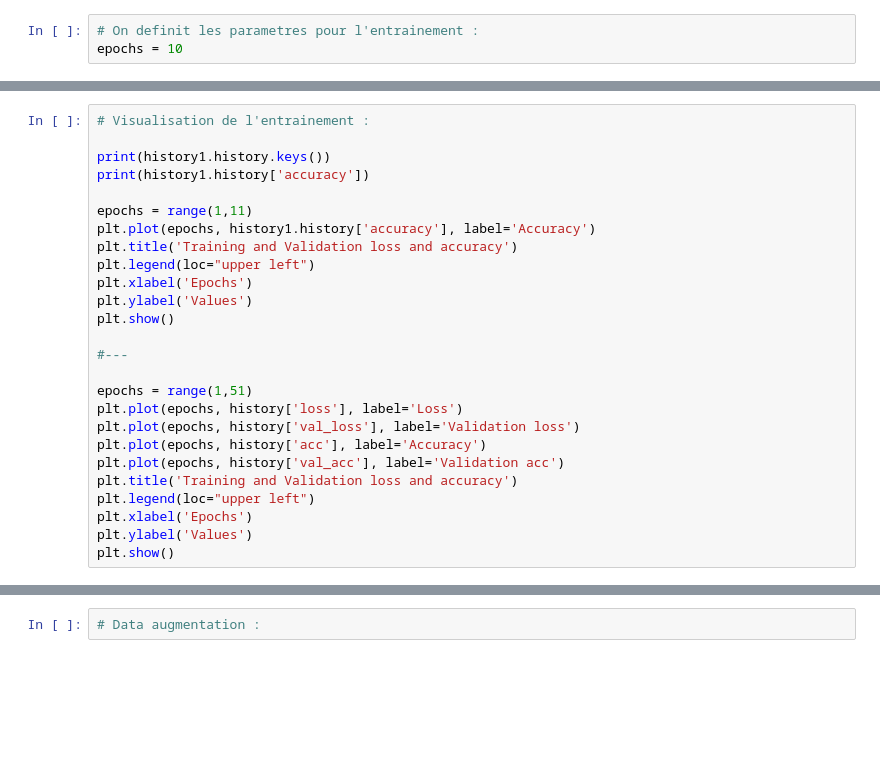
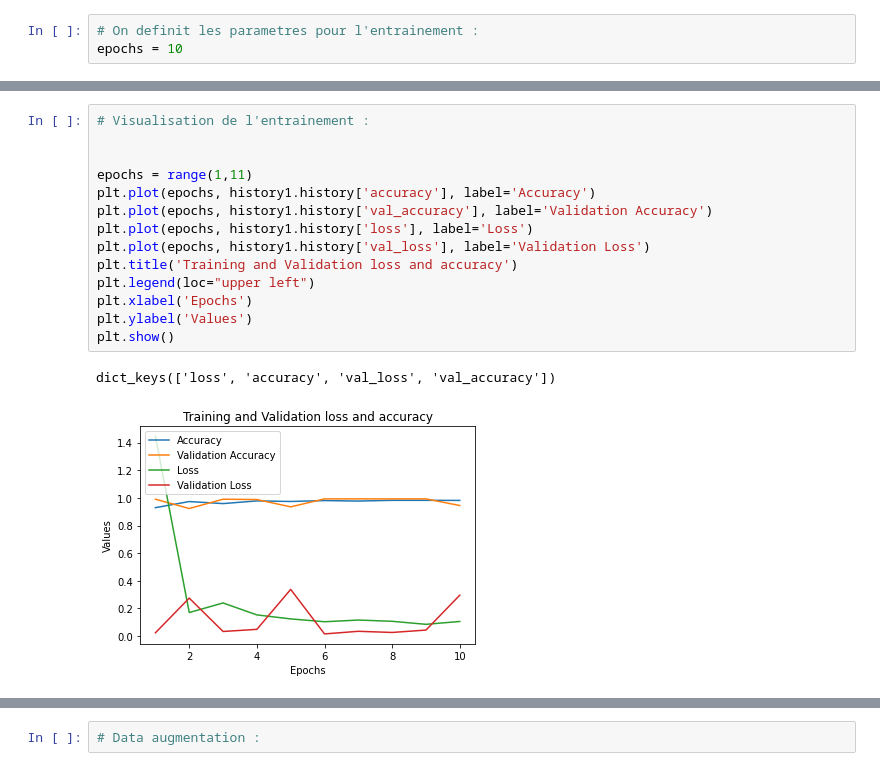
Before and after one commit to C19-Analyser/COVID_NORMAL_modelNotebook, a Jupyter notebook: model_DENSE121_featuresExtract_COVID_NORMAL.ipynb, the cells around one changed output, grey strips where cells are left out. Cells and saved outputs as stored; diff of their text form; blank space fills up the shorter version.

Commit message:
Visualisation working

```diff
--- a/model_DENSE121_featuresExtract_COVID_NORMAL.ipynb
+++ b/model_DENSE121_featuresExtract_COVID_NORMAL.ipynb
@@ -322,29 +339,20 @@ Epoch 10/10
 # %%
 # Visualisation de l'entrainement :
 
-print(history1.history.keys())
-print(history1.history['accuracy'])
 
 epochs = range(1,11)
 plt.plot(epochs, history1.history['accuracy'], label='Accuracy')
+plt.plot(epochs, history1.history['val_accuracy'], label='Validation Accuracy')
+plt.plot(epochs, history1.history['loss'], label='Loss')
+plt.plot(epochs, history1.history['val_loss'], label='Validation Loss')
 plt.title('Training and Validation loss and accuracy')
 plt.legend(loc="upper left")
 plt.xlabel('Epochs')
 plt.ylabel('Values')
 plt.show()
-
-#---
-
-epochs = range(1,51)
-plt.plot(epochs, history['loss'], label='Loss')
-plt.plot(epochs, history['val_loss'], label='Validation loss')
-plt.plot(epochs, history['acc'], label='Accuracy')
-plt.plot(epochs, history['val_acc'], label='Validation acc')
-plt.title('Training and Validation loss and accuracy')
-plt.legend(loc="upper left")
-plt.xlabel('Epochs')
-plt.ylabel('Values')
-plt.show()
+# %% [output]
+dict_keys(['loss', 'accuracy', 'val_loss', 'val_accuracy'])
+[figure, added]
 # %%
 # On evalue :
 
```
Also changed, not shown: parts of 6 cells of this notebook, 2 other files.
